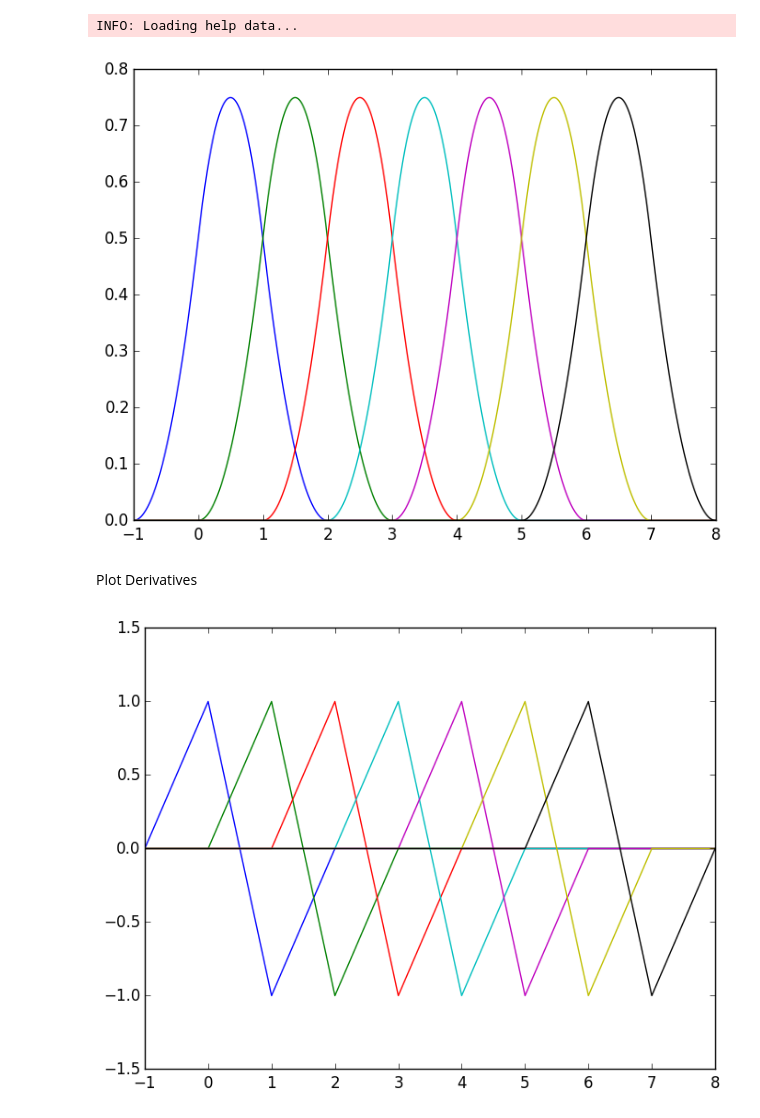
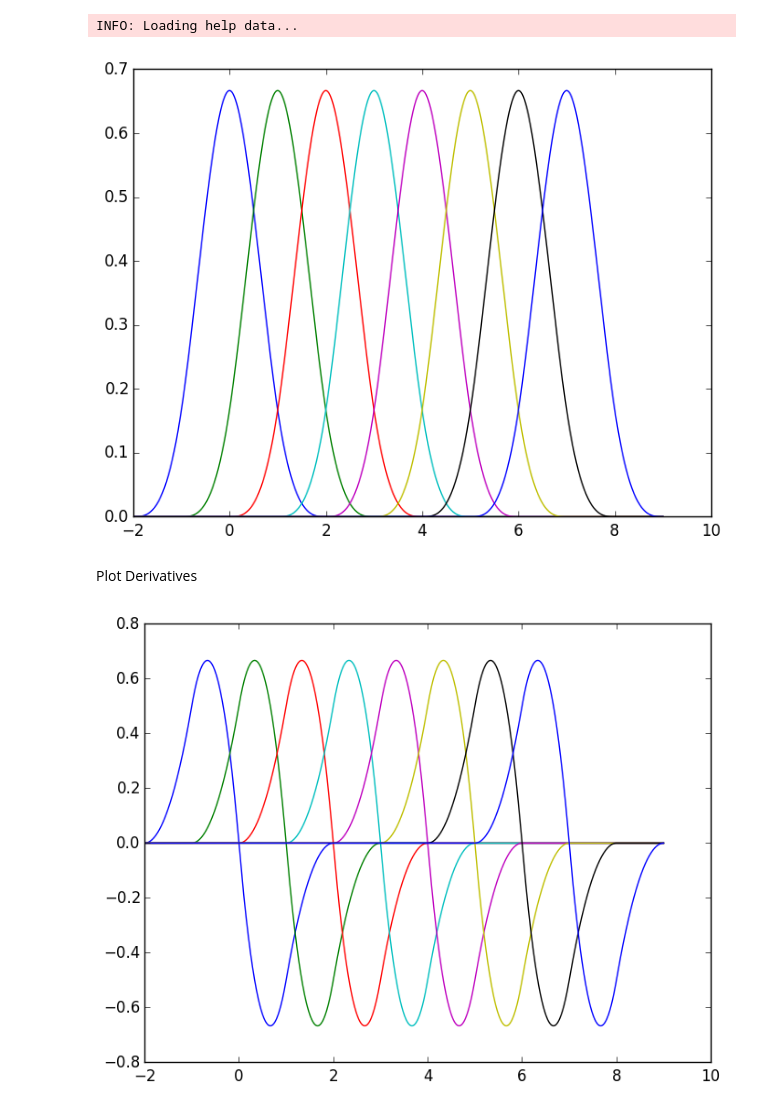
Before and after one commit to mlakolar/BSpline.jl, a Jupyter notebook: Using BSplines.ipynb, the cells around one changed output. Drawn from its saved outputs; the diff is of its cells as text; code cells hidden in the pictures.

```diff
--- a/Using BSplines.ipynb
+++ b/Using BSplines.ipynb
@@ -9,21 +12,21 @@ import PyPlot
 # %% [output]
 INFO: Loading help data...
 # %%
-M = 3
-knots = BSpline.create_knots(M,(1,6),6)
-num_basis = BSpline.num_basis(M, knots);
+M = 4
+bs = BSpline.BSplineT(M,1.,6.,6)
+num_basis = BSpline.num_basis(bs);
 # %%
-X = [-1:0.01:8]
+X = [-2:0.01:9]
 psiX = zeros(length(X), num_basis)
-BSpline.bspline_basismatrix!(psiX, M, knots, X)
+BSpline.bspline_basismatrix!(psiX, bs, X)
 PyPlot.plot(X, psiX);
 # %% [output]
-[figure, old version]
+[figure, new version]
 # %% [markdown]
 Plot Derivatives
 # %%
-X = [-1:0.01:8]
-BSpline.derivative_bspline_basismatrix(psiX, M, knots, X)
+X = [-2:0.01:9]
+BSpline.derivative_bspline_basismatrix!(psiX, bs, X)
 PyPlot.plot(X, psiX);
 # %% [output]
-[figure, old version]
+[figure, new version]
```
Also changed, not shown: parts of 1 cell of this notebook, 1 other file.
